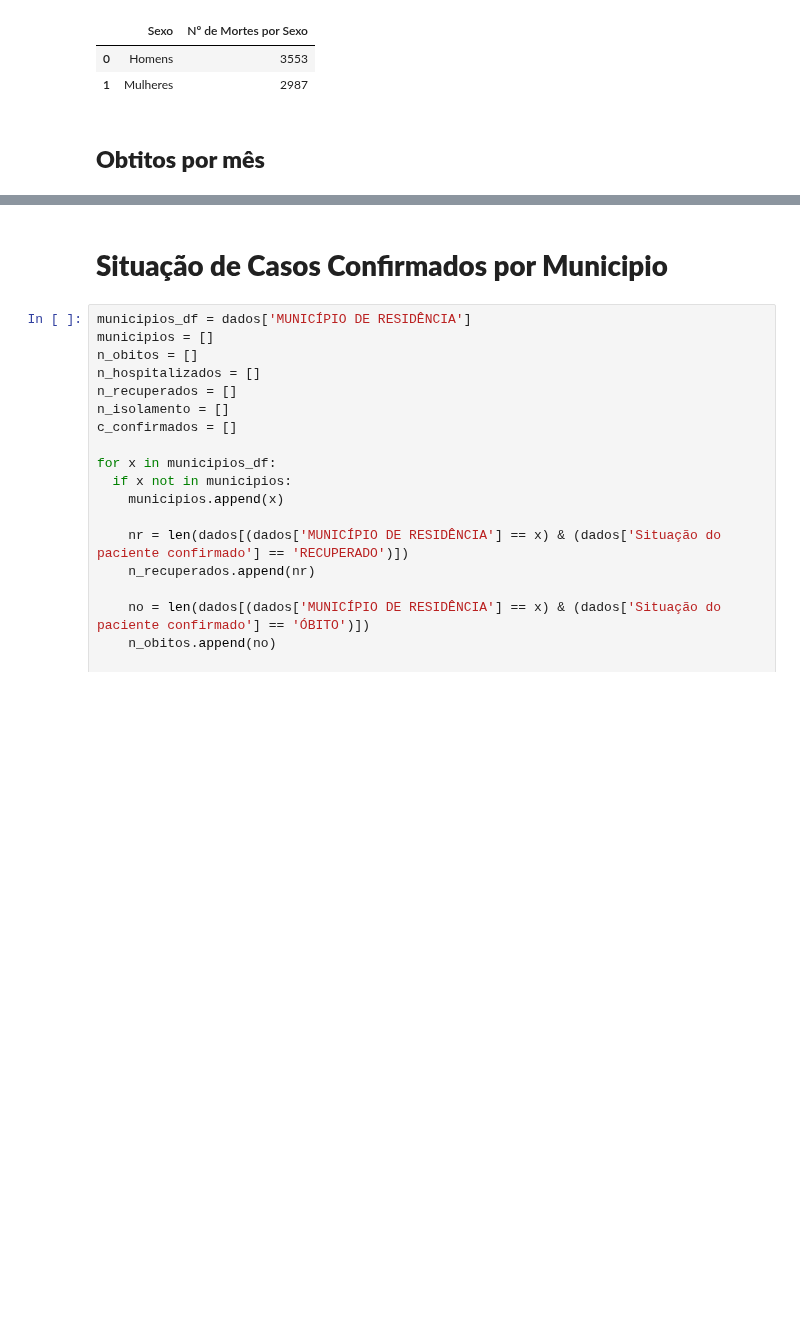
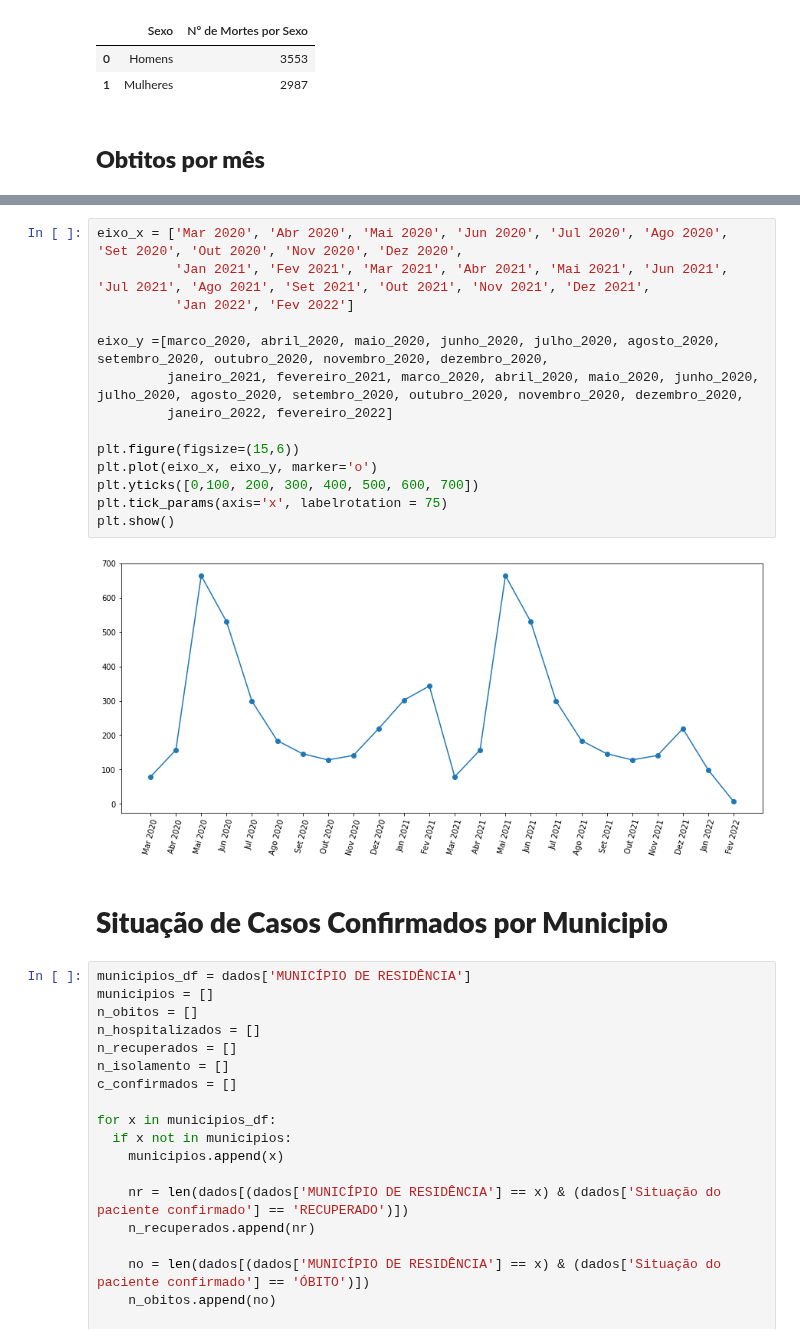
Before and after one commit to Jose-Bruno/Visualiza-oComputacional, a Jupyter notebook: José_Bruno_da_Silva_Santos_Visualização_Computacional.ipynb, the cells around one changed output, grey strips where cells are left out. Saved outputs shown, nothing was run; the diff lists cells and outputs as text; blank space fills up the shorter version.

```diff
--- a/José_Bruno_da_Silva_Santos_Visualização_Computacional.ipynb
+++ b/José_Bruno_da_Silva_Santos_Visualização_Computacional.ipynb
@@ -184,3 +226,19 @@ data_obitos.head()
+# %%
+eixo_x = ['Mar 2020', 'Abr 2020', 'Mai 2020', 'Jun 2020', 'Jul 2020', 'Ago 2020', 'Set 2020', 'Out 2020', 'Nov 2020', 'Dez 2020',
+          'Jan 2021', 'Fev 2021', 'Mar 2021', 'Abr 2021', 'Mai 2021', 'Jun 2021', 'Jul 2021', 'Ago 2021', 'Set 2021', 'Out 2021', 'Nov 2021', 'Dez 2021',
+          'Jan 2022', 'Fev 2022']
+
+eixo_y =[marco_2020, abril_2020, maio_2020, junho_2020, julho_2020, agosto_2020, setembro_2020, outubro_2020, novembro_2020, dezembro_2020,
+         janeiro_2021, fevereiro_2021, marco_2020, abril_2020, maio_2020, junho_2020, julho_2020, agosto_2020, setembro_2020, outubro_2020, novembro_2020, dezembro_2020,
+         janeiro_2022, fevereiro_2022]
+
+plt.figure(figsize=(15,6))
+plt.plot(eixo_x, eixo_y, marker='o')
+plt.yticks([0,100, 200, 300, 400, 500, 600, 700])
+plt.tick_params(axis='x', labelrotation = 75)
+plt.show()
+# %% [output]
+[figure, added]
 # %% [markdown]
 # **Situação de Casos Confirmados por Municipio**
 # %%
```
Also changed, not shown: parts of 2 cells of this notebook.
